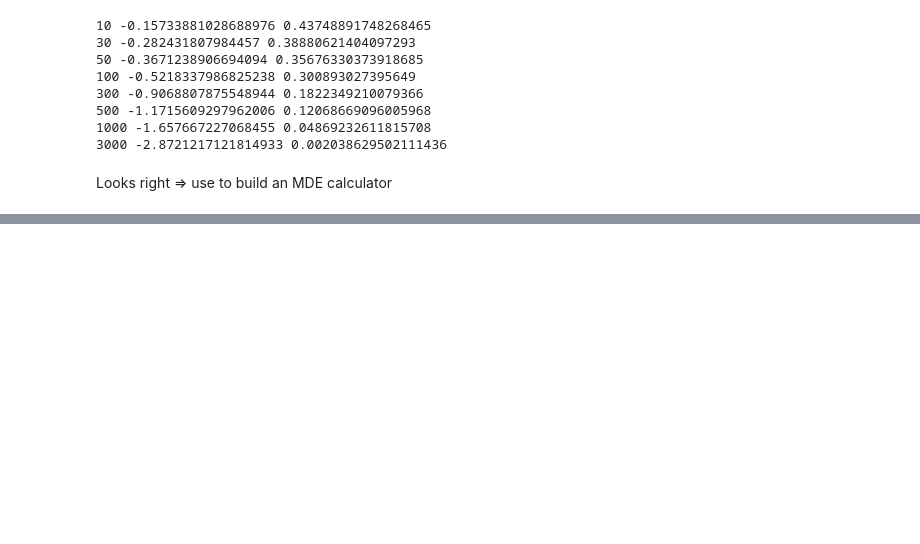
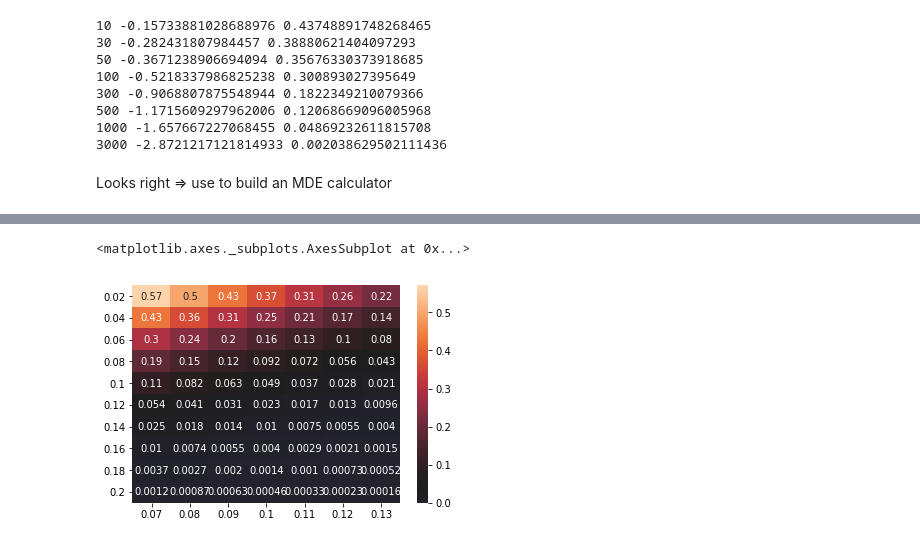
Before and after one commit to SWannell/non-inferiority-test, a Jupyter notebook: non-inferiority-statistics.ipynb, the cells around one changed output, grey strips where cells are left out. Drawn from its saved outputs; the diff is of its cells as text; code cells hidden in the pictures; blank space fills up the shorter version.

```diff
--- a/non-inferiority-statistics.ipynb
+++ b/non-inferiority-statistics.ipynb
@@ -287,3 +288,16 @@ for n in [10, 30, 50, 100, 300, 500, 1000, 3000]:
 3000 -2.8721217121814933 0.002038629502111436
 # %% [markdown]
 Looks right => use to build an MDE calculator
+# %%
+def noninferior_zscore(n, p_ctrl, p_test, margin):
+    """Calculate a z-score from a given set of experimental data"""
+    n1, n2 = [n//2]*2
+    z_num = p_ctrl - p_test + margin
+    z_den = (p_ctrl*(1-p_ctrl)/n1 + p_test*(1-p_test)/n2) * (n1+n2) / (n1+n2-1)
+    z_den = np.sqrt(z_den)
+    z = z_num / z_den
+    p = norm.cdf(z)
+    return z, p
+
+
+noninferior_zscore(3000, p_standard, p_exp, d)
@@ -289,0 +306,16 @@ Looks right => use to build an MDE calculator
+# %%
+pct_standard = 0.10
+alpha = 0.05
+beta = 0.20
+
+pct_gap = 0.03
+pct_range = [i/100 for i in range(int((pct_standard-pct_gap)*100), int((pct_standard+pct_gap)*100+1))]
+margin_range = [i/100 for i in range(2, 20+1, 2)]
+p_values = pd.DataFrame(index=margin_range, columns=pct_range)
+
+for expected_pct in pct_range:
+    for expected_margin in margin_range:
+        n = 100
+        z, p = noninferior_zscore(n, pct_standard, expected_pct, -expected_margin)
+        p_values.loc[expected_margin, expected_pct] = p
+print(p_values)
@@ -289,0 +340,5 @@ Looks right => use to build an MDE calculator
+# %%
+sns.heatmap(p_values.astype(float), annot=True)
+# %% [output]
+<matplotlib.axes._subplots.AxesSubplot at 0x...>
+[figure, added]
```
Also changed, not shown: parts of 8 cells of this notebook.
